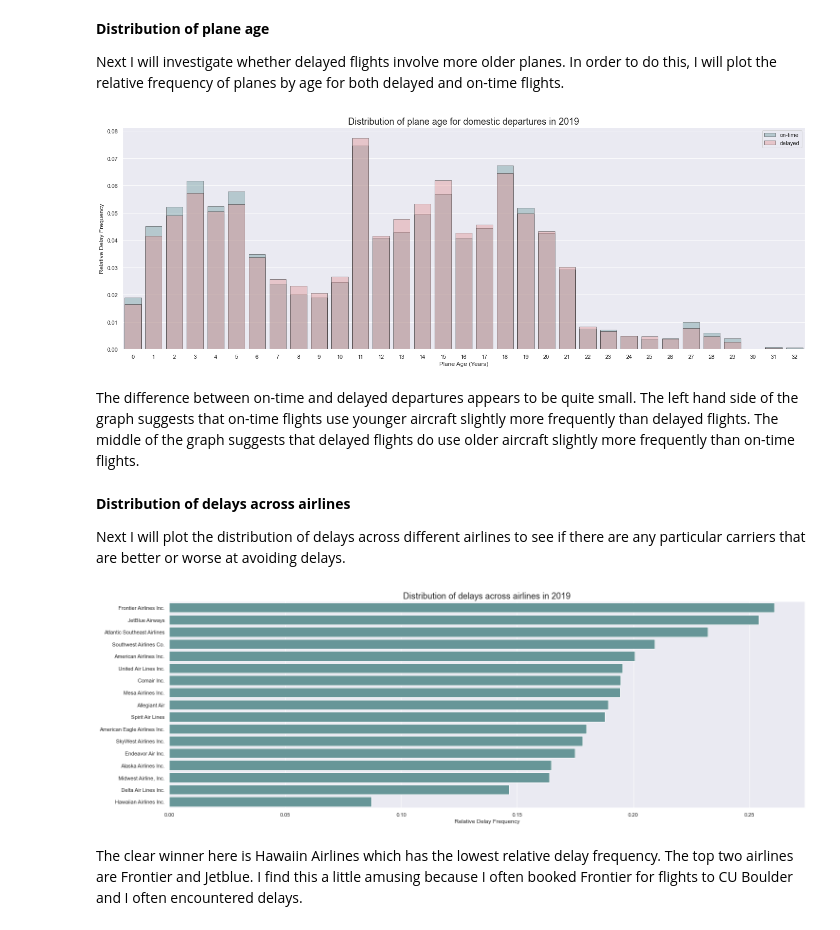
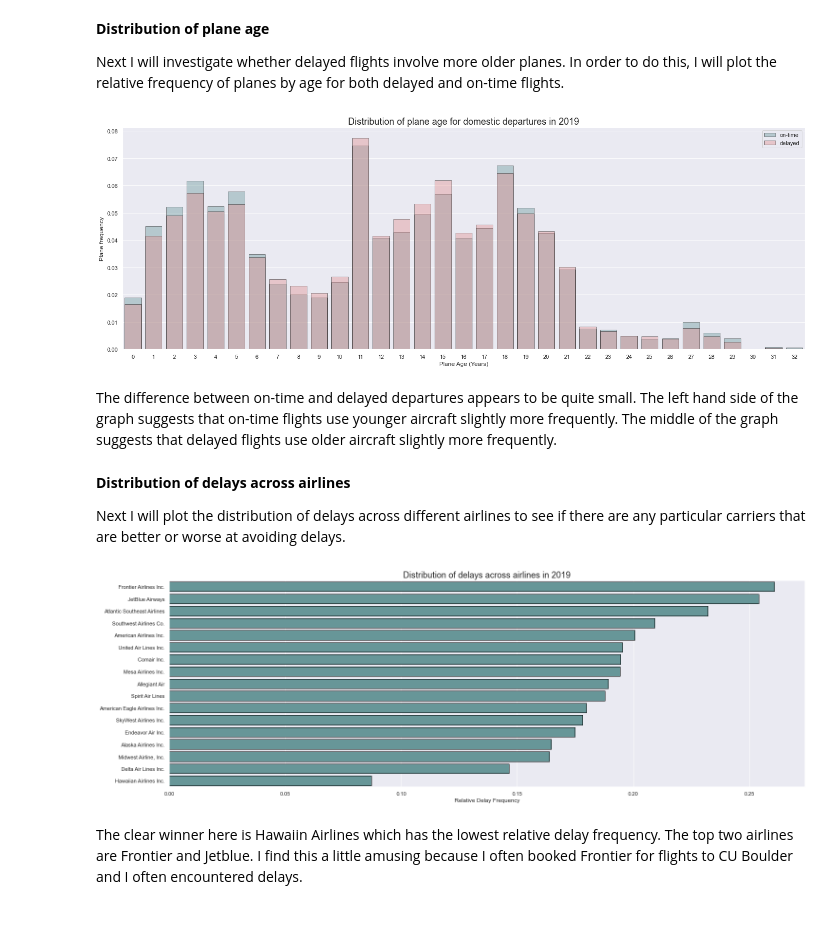
Before and after one commit to t-cochran/CSPB-3022-Data-Science-Project, a Jupyter notebook: project notebook/3022_classification_notebook.ipynb, the cells around one changed output. Cells and saved outputs as stored; diff of their text form; code cells hidden in the pictures.

```diff
--- a/project notebook/3022_classification_notebook.ipynb
+++ b/project notebook/3022_classification_notebook.ipynb
@@ -338,12 +340,12 @@ ax = plt.subplots()
 ax = sns.barplot(x=ontime_df.PLANE_AGE,y=ontime_df.AGE_PCT,color='cadetblue',edgecolor='black',label='on-time',alpha=0.4)
 ax = sns.barplot(x=delay_df.PLANE_AGE,y=delay_df.AGE_PCT,color='lightcoral',edgecolor='black',label='delayed',alpha=0.4)
 ax.set_title('Distribution of plane age for domestic departures in 2019', fontdict={'fontsize':18})
-ax.set_xlabel("Plane Age (Years)"), ax.set_ylabel("Relative Delay Frequency")
+ax.set_xlabel("Plane Age (Years)"), ax.set_ylabel("Plane frequency")
 plt.legend();
 # %% [output]
-[figure, old version]
+[figure, new version]
 # %% [markdown]
-The difference between on-time and delayed departures appears to be quite small. The left hand side of the graph suggests that on-time flights use younger aircraft slightly more frequently than delayed flights. The middle of the graph suggests that delayed flights do use older aircraft slightly more frequently than on-time flights.
+The difference between on-time and delayed departures appears to be quite small. The left hand side of the graph suggests that on-time flights use younger aircraft slightly more frequently. The middle of the graph suggests that delayed flights use older aircraft slightly more frequently.
 # %% [markdown]
 **Distribution of delays across airlines**
 
@@ -351,21 +353,21 @@ Next I will plot the distribution of delays across different airlines to see if
 # %%
 # Select departures grouped by CARRIER_NAME then compute the relative frequency of delays
 delay_df = df.groupby(['CARRIER_NAME'])['DEP_DEL15'].value_counts(normalize=True).sort_values(ascending=False)
 
 # Select only delayed flights
 delay_df = delay_df.iloc[delay_df.index.get_level_values('DEP_DEL15') == 1]
 
 # Get x and y axis from the delay_df series
 x = delay_df.values
 y = delay_df.index.get_level_values('CARRIER_NAME')
 
 # Plot the distribution of delays
 ax = plt.subplots()
-ax = sns.barplot(x=x,y=y,color='cadetblue', orient="h")
+ax = sns.barplot(x=x,y=y,color='cadetblue', edgecolor='black', orient="h")
 ax.set_title('Distribution of delays across airlines in 2019', fontdict={'fontsize':18})
 ax.set_xlabel("Relative Delay Frequency"), ax.set_ylabel("");
 # %% [output]
-[figure, old version]
+[figure, new version]
 # %% [markdown]
 The clear winner here is Hawaiin Airlines which has the lowest relative delay frequency. The top two airlines are Frontier and Jetblue. I find this a little amusing because I often booked Frontier for flights to CU Boulder and I often encountered delays.
 # %% [markdown]
```
Also changed, not shown: parts of 6 cells of this notebook.
